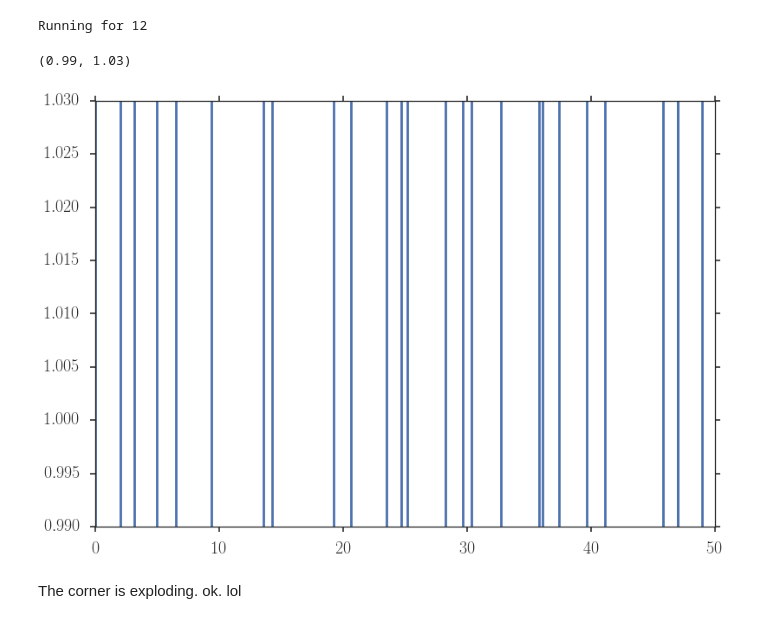
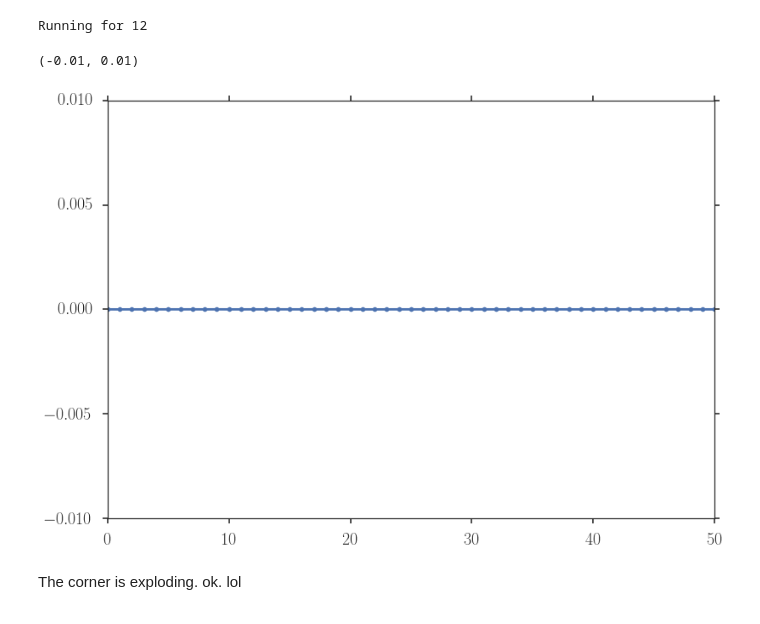
Before and after one commit to latticeboltzmann/2d-lb, a Jupyter notebook: docs/opencl_dimensionless_verification.ipynb, the cells around one changed output. Saved outputs shown, nothing was run; the diff lists cells and outputs as text; code cells hidden in the pictures.

```diff
--- a/docs/opencl_dimensionless_verification.ipynb
+++ b/docs/opencl_dimensionless_verification.ipynb
@@ -164,16 +161,17 @@ sim0.run(num_steps)
 # %%
 fields = sim0.get_nondim_fields()
 u_test = fields['u'].T
+v_test = fields['v'].T
 rho_test = fields['rho'].T
 feq_test = fields['feq'].T
 f_test = fields['f'].T
 # %%
-plt.plot(rho_test[:, 0], ls='-', marker='.')
+plt.plot(v_test[:, 0], ls='-', marker='.')
 
-plt.ylim(.99, 1.03)
+plt.ylim(-.01, .01)
 # %% [output]
-(0.99, 1.03)
+(-0.01, 0.01)
-[figure, old version]
+[figure, new version]
 # %% [markdown]
 The corner is exploding. ok. lol
 # %%
```
Also changed, not shown: parts of 1 cell of this notebook, 1 other file.
